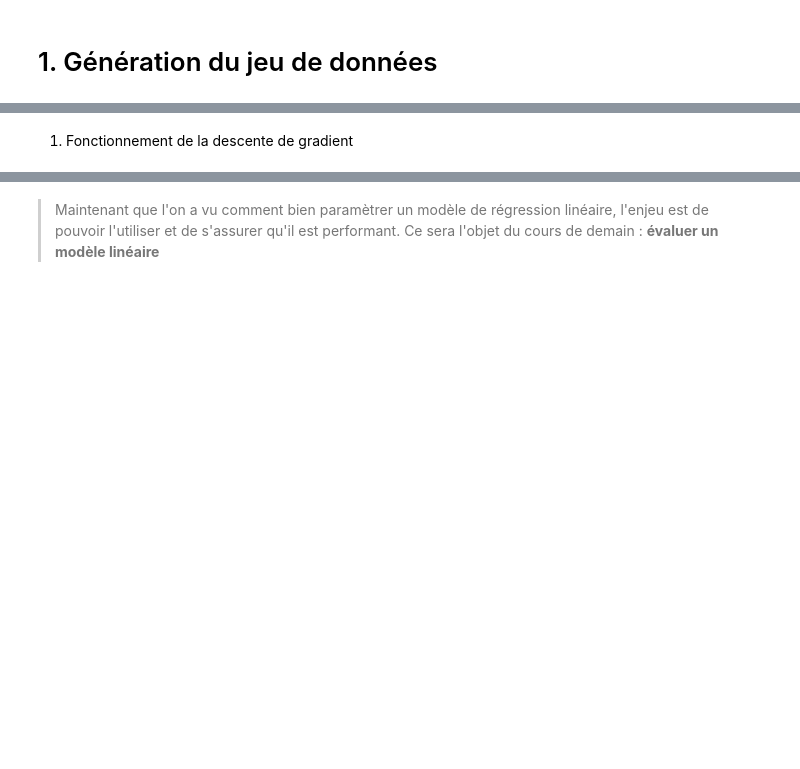
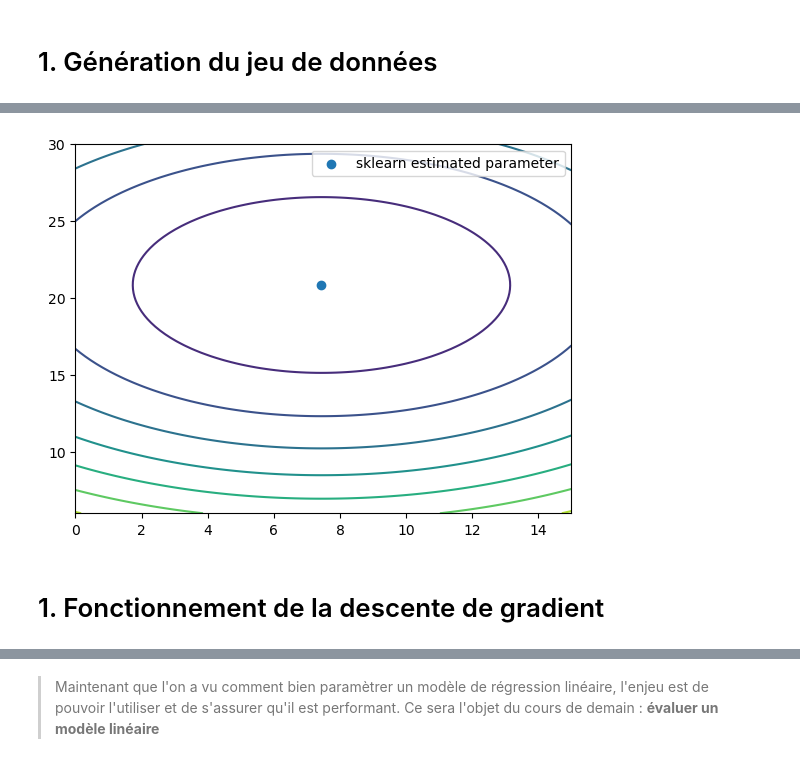
Before and after one commit to basile-desjuzeur/Intro-to-ML, a Jupyter notebook: 3.gradient_descent.ipynb, the cells around one changed output, grey strips where cells are left out. Cells and saved outputs as stored; diff of their text form; code cells hidden in the pictures; blank space fills up the shorter version.

```diff
--- a/3.gradient_descent.ipynb
+++ b/3.gradient_descent.ipynb
@@ -57,2 +64,18 @@ X.flatten().shape
+# %%
+from sklearn.preprocessing import StandardScaler
+from sklearn.linear_model import LinearRegression
+
+scaler = StandardScaler()
+X_scaled = scaler.fit_transform(X)
+slope_vals = np.linspace(0, 15, 100)
+intercept_vals = np.linspace(6, 30, 100)
+
+MSE_grid = generate_mse_grid(X_scaled, y, intercept_vals, slope_vals)
+
+plt.contour(slope_vals, intercept_vals, MSE_grid)
+plt.scatter(a_hat, b_hat, label="sklearn estimated parameter")
+plt.legend();
+# %% [output]
+[figure, added]
 # %% [markdown]
-1. Fonctionnement de la descente de gradient
+# 1. Fonctionnement de la descente de gradient
```
Also changed, not shown: parts of 15 cells of this notebook, 2 other files.
